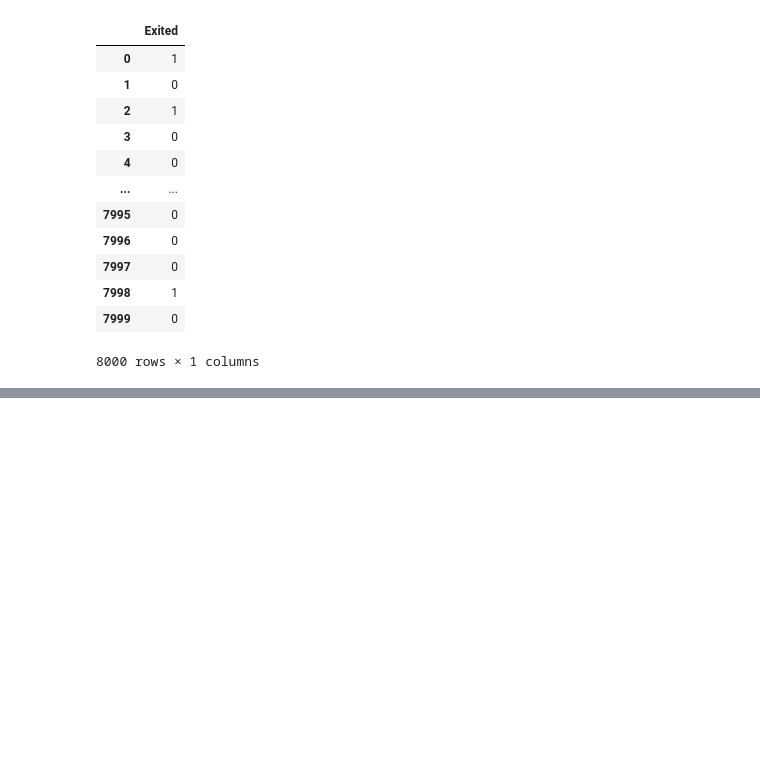
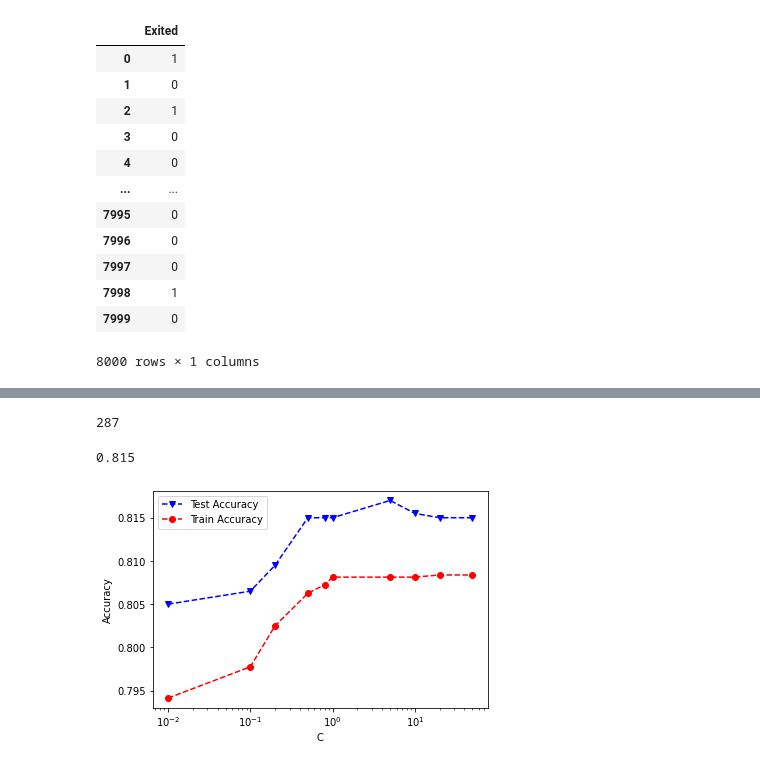
Before and after one commit to JasonTPhillipsJr/Data_Preprocessing_Projects, a Jupyter notebook: Classification_Project3.ipynb, the cells around one changed output, grey strips where cells are left out. Drawn from its saved outputs; the diff is of its cells as text; code cells hidden in the pictures; blank space fills up the shorter version.

```diff
--- a/Classification_Project3.ipynb
+++ b/Classification_Project3.ipynb
@@ -140,10 +141,19 @@ Y
 | 7999 | 0 |
 8000 rows × 1 columns
 # %%
+#Creating the Classification Tree
+clf = tree.DecisionTreeClassifier(criterion = 'entropy', max_depth = 3) #We should keep an eye on the max depth to adjust the tree.
+clf = clf.fit(trainX,trainY)
+
 #Create the data for the graph
-dot_data = tree.export_graphviz(clf, out_file = None, feature_names = X.columns, class_names = ['Exited', 'Not Exited'],
+dot_data = tree.export_graphviz(clf, out_file = None, feature_names = trainX.columns, class_names = ['Exited', 'Not Exited'],
                                 filled = True, rounded = True, special_characters = True)
 #Create the graph to display the data.
 graph = graphviz.Source(dot_data)
 graph
+
+"""
+Notice here is a byproduct of normalizing the values (putting the values in a similar range)
+Age is now a decimal as are the rest of the features. We should normalize after the tree.
+"""
 # %% [output]
@@ -155,0 +161,47 @@ Index(['CreditScore', 'Geography', 'Gender', 'Age', 'Tenure', 'Balance',
+# %%
+#Just a helper cell for me.
+myprediction = clf.predict(testX)
+sum = 0
+for i in range(0, len(myprediction)):
+  sum = sum + myprediction[i]
+
+print(sum)
+# %% [output]
+287
+# %%
+"""
+The parameter we define here "C" is going to be the weight that the data has on the model.
+As it progressively becomes higher, the more weight that the point has on the outcome.
+"""
+#Logistic Regression (With a parameter C.)
+C = [0.01, 0.1, 0.2, 0.5, 0.8, 1, 5, 10, 20, 50]
+
+#Create two arrays for the logistic accuracy for both training and testing sets.
+LRtestAcc = []
+LRtrainAcc = []
+
+#For loop to use each weight to predict the proper output. The less weight, the less that the datapoints in X influence the outcome.
+for param in C:
+  clf = LogisticRegression(C = param)
+  clf.fit(testX,testY)
+  log_reg_pred = clf. predict(testX)
+  log_reg_pred_train = clf.predict(trainX)
+  #print(log_reg_pred)
+  LRtestAcc.append(accuracy_score(testY, log_reg_pred))
+  LRtrainAcc.append(accuracy_score(trainY,log_reg_pred_train))
+
+#Create a plot to visualize the logistic regression line and the accuracy of our models predictions.
+plt.plot(C, LRtestAcc,'bv--',C,LRtrainAcc,'ro--')
+plt.legend(['Test Accuracy','Train Accuracy'])
+plt.xlabel('C')
+plt.xscale('log')
+plt.ylabel('Accuracy')
+
+""" This works but for the sake of the tutorial we will be using the parameter instead.
+clf = LogisticRegression(random_state = 0)
+clf.fit(trainX, trainY)
+"""
+clf.score(testX, testY)
+# %% [output]
+0.815
+[figure, added]
```
Also changed, not shown: parts of 14 cells of this notebook.
